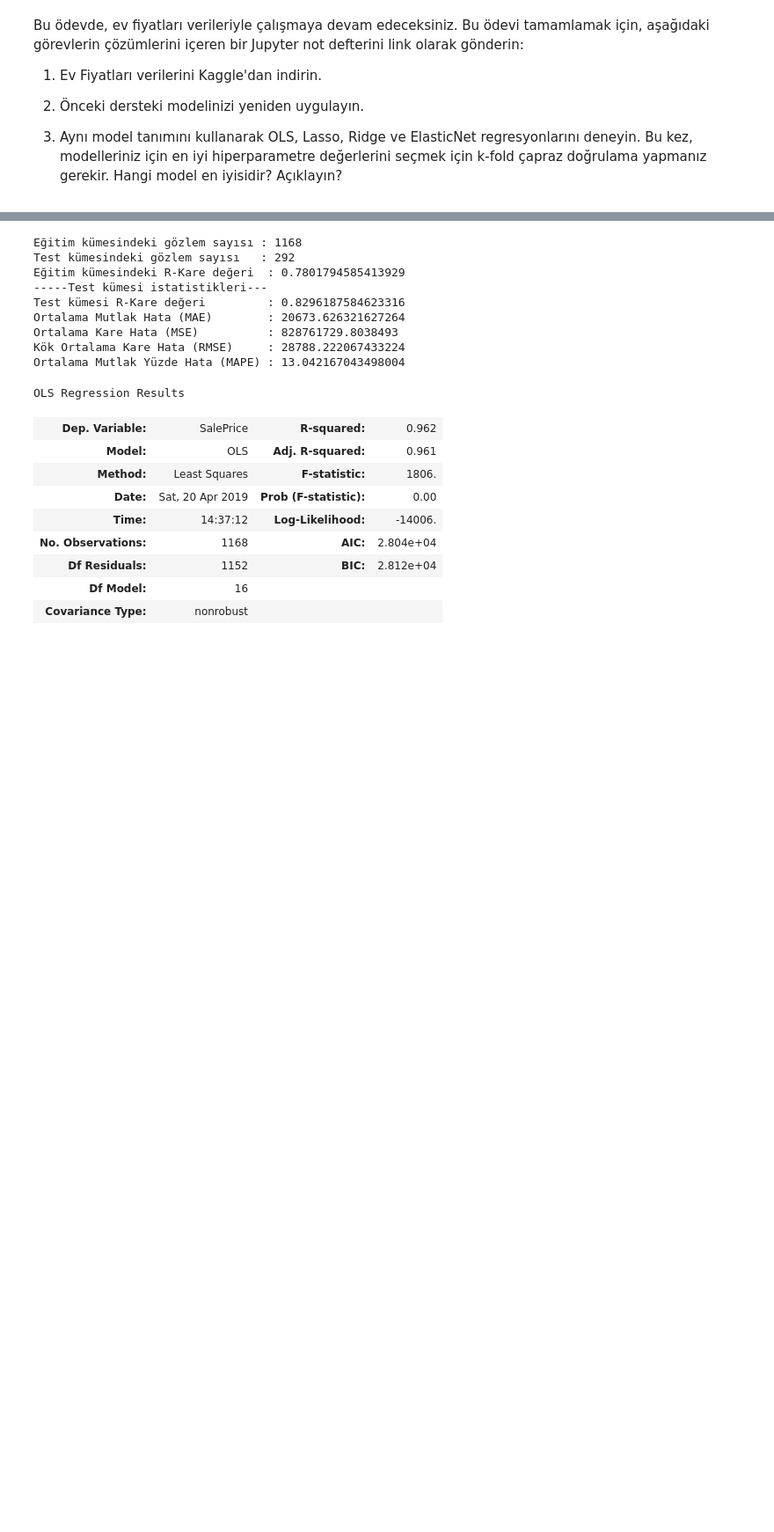
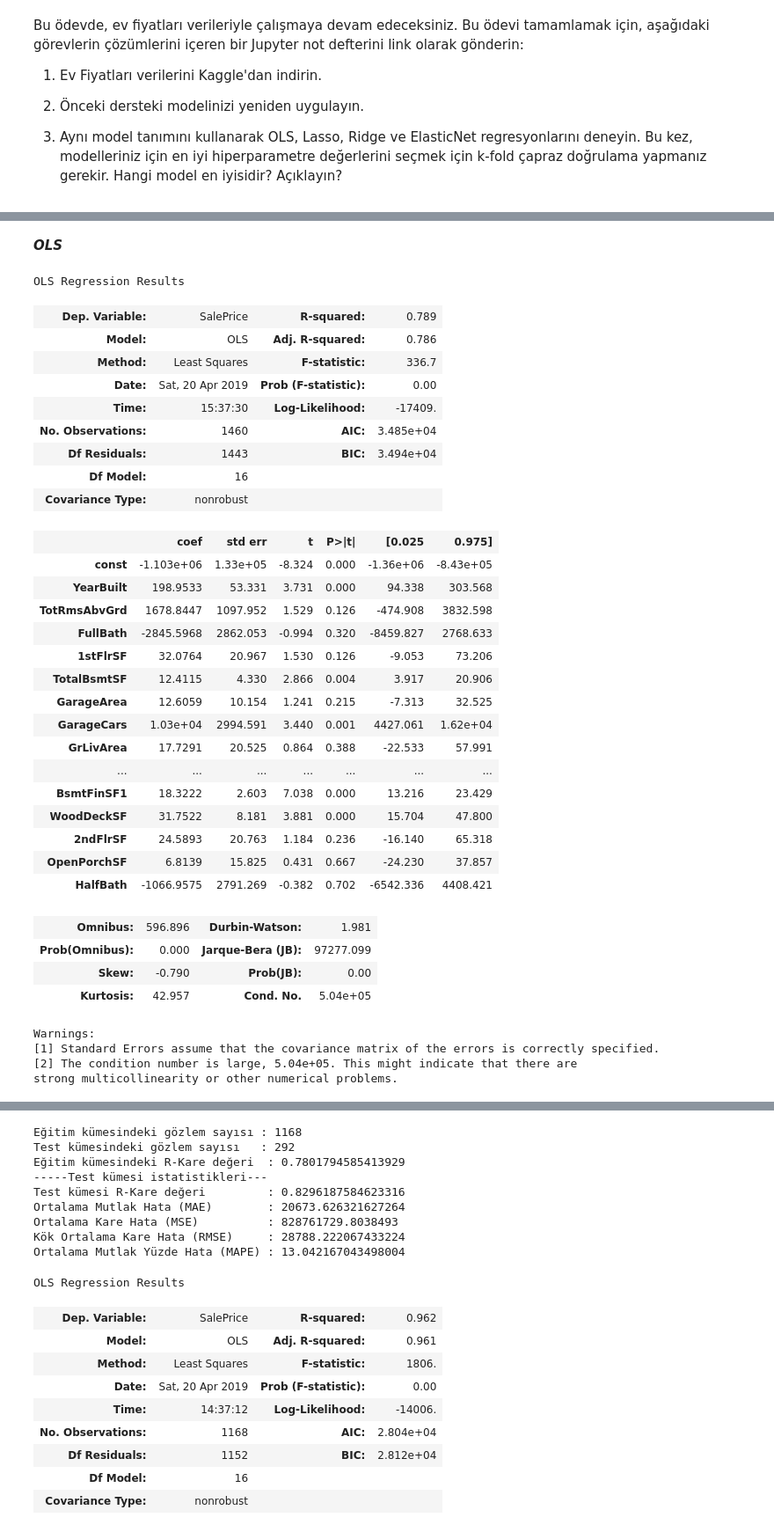
Before and after one commit to EceDolen/Bootcamp_-Bolum_6, a Jupyter notebook: Regresyon_Odev_7.ipynb, the cells around one changed output, grey strips where cells are left out. Shown: that part at 88% size. Drawn from its saved outputs; the diff is of its cells as text; code cells hidden in the pictures; blank space fills up the shorter version.

```diff
--- a/Regresyon_Odev_7.ipynb
+++ b/Regresyon_Odev_7.ipynb
@@ -29,3 +38,44 @@ y = ev_fiyatlari['SalePrice']
 X = ev_fiyatlari[['YearBuilt', 'TotRmsAbvGrd', 'FullBath' , '1stFlrSF', 'TotalBsmtSF',
                   'GarageArea', 'GarageCars', 'GrLivArea', 'OverallQual', 'YearRemodAdd', 'Fireplaces',
                   'BsmtFinSF1', 'WoodDeckSF','2ndFlrSF', 'OpenPorchSF', 'HalfBath']]
+# %% [markdown]
+***OLS***
+# %%
+X = sm.add_constant(X)
+results = sm.OLS(y, X).fit()
+results.summary()
+# %% [output]
+OLS Regression Results
+| Dep. Variable: | SalePrice | R-squared: | 0.789 |
+| Model: | OLS | Adj. R-squared: | 0.786 |
+| Method: | Least Squares | F-statistic: | 336.7 |
+| Date: | Sat, 20 Apr 2019 | Prob (F-statistic): | 0.00 |
+| Time: | 15:37:30 | Log-Likelihood: | -17409. |
+| No. Observations: | 1460 | AIC: | 3.485e+04 |
+| Df Residuals: | 1443 | BIC: | 3.494e+04 |
+| Df Model: | 16 |  |  |
+| Covariance Type: | nonrobust |  |  |
+|  | coef | std err | t | P>|t| | [0.025 | 0.975] |
+| const | -1.103e+06 | 1.33e+05 | -8.324 | 0.000 | -1.36e+06 | -8.43e+05 |
+| YearBuilt | 198.9533 | 53.331 | 3.731 | 0.000 | 94.338 | 303.568 |
+| TotRmsAbvGrd | 1678.8447 | 1097.952 | 1.529 | 0.126 | -474.908 | 3832.598 |
+| FullBath | -2845.5968 | 2862.053 | -0.994 | 0.320 | -8459.827 | 2768.633 |
+| 1stFlrSF | 32.0764 | 20.967 | 1.530 | 0.126 | -9.053 | 73.206 |
+| TotalBsmtSF | 12.4115 | 4.330 | 2.866 | 0.004 | 3.917 | 20.906 |
+| GarageArea | 12.6059 | 10.154 | 1.241 | 0.215 | -7.313 | 32.525 |
+| GarageCars | 1.03e+04 | 2994.591 | 3.440 | 0.001 | 4427.061 | 1.62e+04 |
+| GrLivArea | 17.7291 | 20.525 | 0.864 | 0.388 | -22.533 | 57.991 |
+| ... | ... | ... | ... | ... | ... | ... |
+| BsmtFinSF1 | 18.3222 | 2.603 | 7.038 | 0.000 | 13.216 | 23.429 |
+| WoodDeckSF | 31.7522 | 8.181 | 3.881 | 0.000 | 15.704 | 47.800 |
+| 2ndFlrSF | 24.5893 | 20.763 | 1.184 | 0.236 | -16.140 | 65.318 |
+| OpenPorchSF | 6.8139 | 15.825 | 0.431 | 0.667 | -24.230 | 37.857 |
+| HalfBath | -1066.9575 | 2791.269 | -0.382 | 0.702 | -6542.336 | 4408.421 |
+| Omnibus: | 596.896 | Durbin-Watson: | 1.981 |
+| Prob(Omnibus): | 0.000 | Jarque-Bera (JB): | 97277.099 |
+| Skew: | -0.790 | Prob(JB): | 0.00 |
+| Kurtosis: | 42.957 | Cond. No. | 5.04e+05 |
+Warnings:
+[1] Standard Errors assume that the covariance matrix of the errors is correctly specified.
+[2] The condition number is large, 5.04e+05. This might indicate that there are
+strong multicollinearity or other numerical problems.
```
Also changed, not shown: parts of 10 cells of this notebook.
